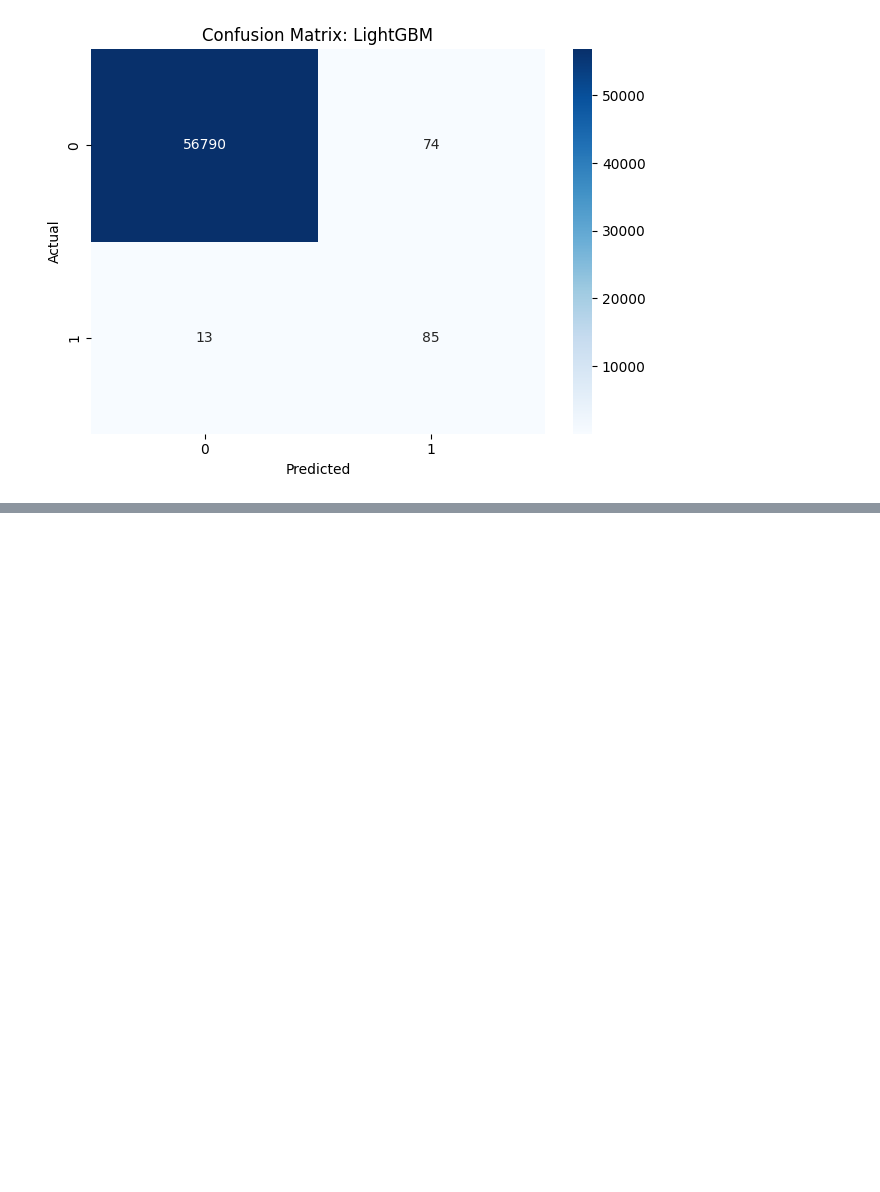
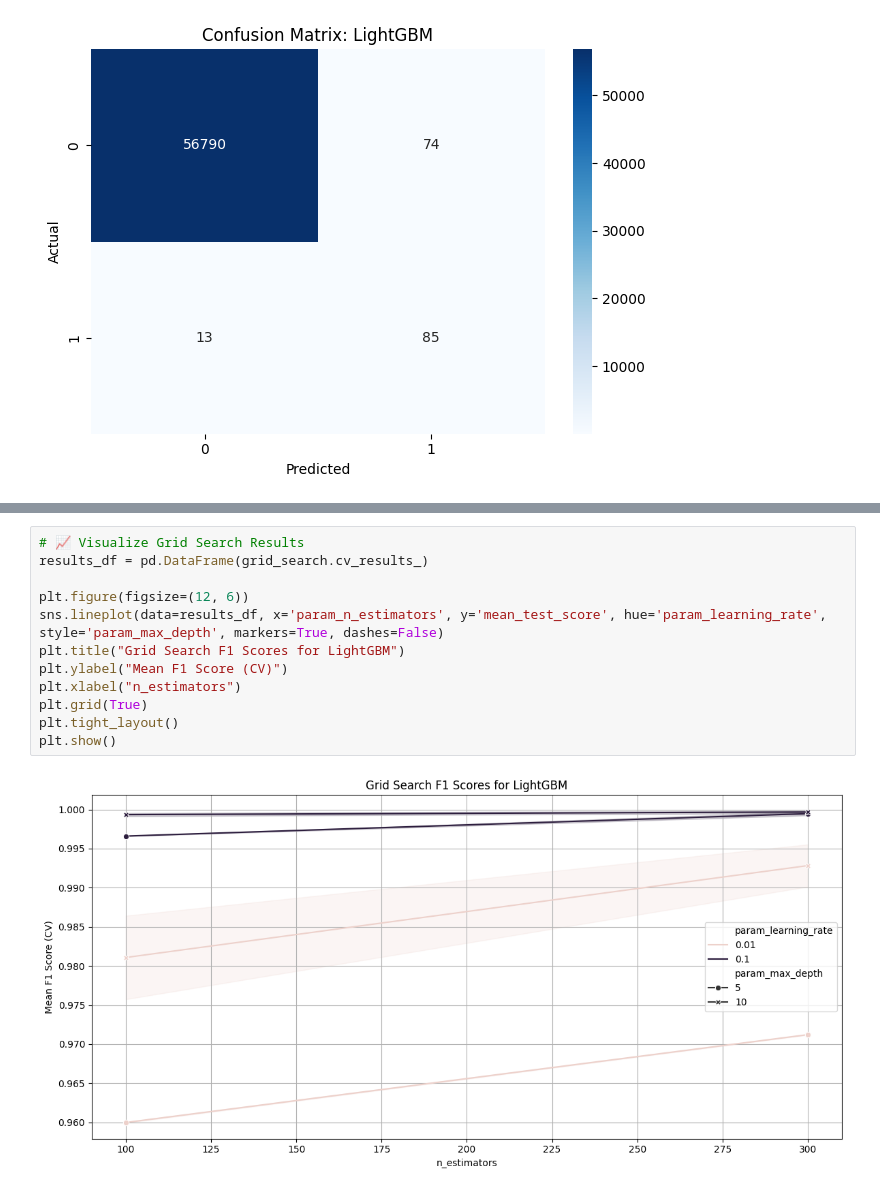
Before and after one commit to stevokwon/aws-fraud-detection, a Jupyter notebook: notebooks/02_model_dev.ipynb, the cells around one changed output, grey strips where cells are left out. Drawn from its saved outputs; the diff is of its cells as text; blank space fills up the shorter version.

```diff
--- a/notebooks/02_model_dev.ipynb
+++ b/notebooks/02_model_dev.ipynb
@@ -234,0 +355,14 @@ AUC-ROC: 0.9572370309969795
+# %%
+# 📈 Visualize Grid Search Results
+results_df = pd.DataFrame(grid_search.cv_results_)
+
+plt.figure(figsize=(12, 6))
+sns.lineplot(data=results_df, x='param_n_estimators', y='mean_test_score', hue='param_learning_rate', style='param_max_depth', markers=True, dashes=False)
+plt.title("Grid Search F1 Scores for LightGBM")
+plt.ylabel("Mean F1 Score (CV)")
+plt.xlabel("n_estimators")
+plt.grid(True)
+plt.tight_layout()
+plt.show()
+# %% [output]
+[figure, added]
```
Also changed, not shown: parts of 7 cells of this notebook, 2 other files.
